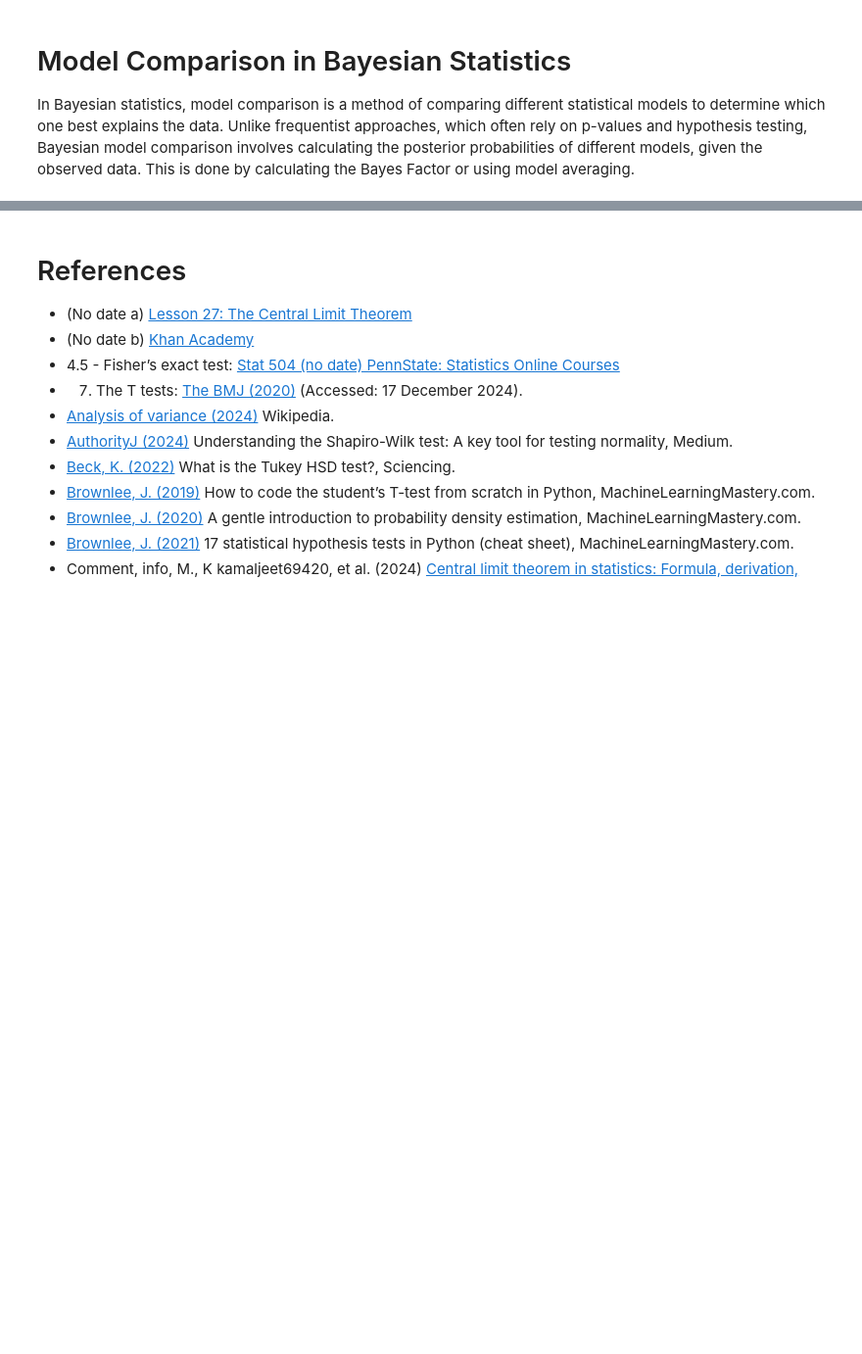
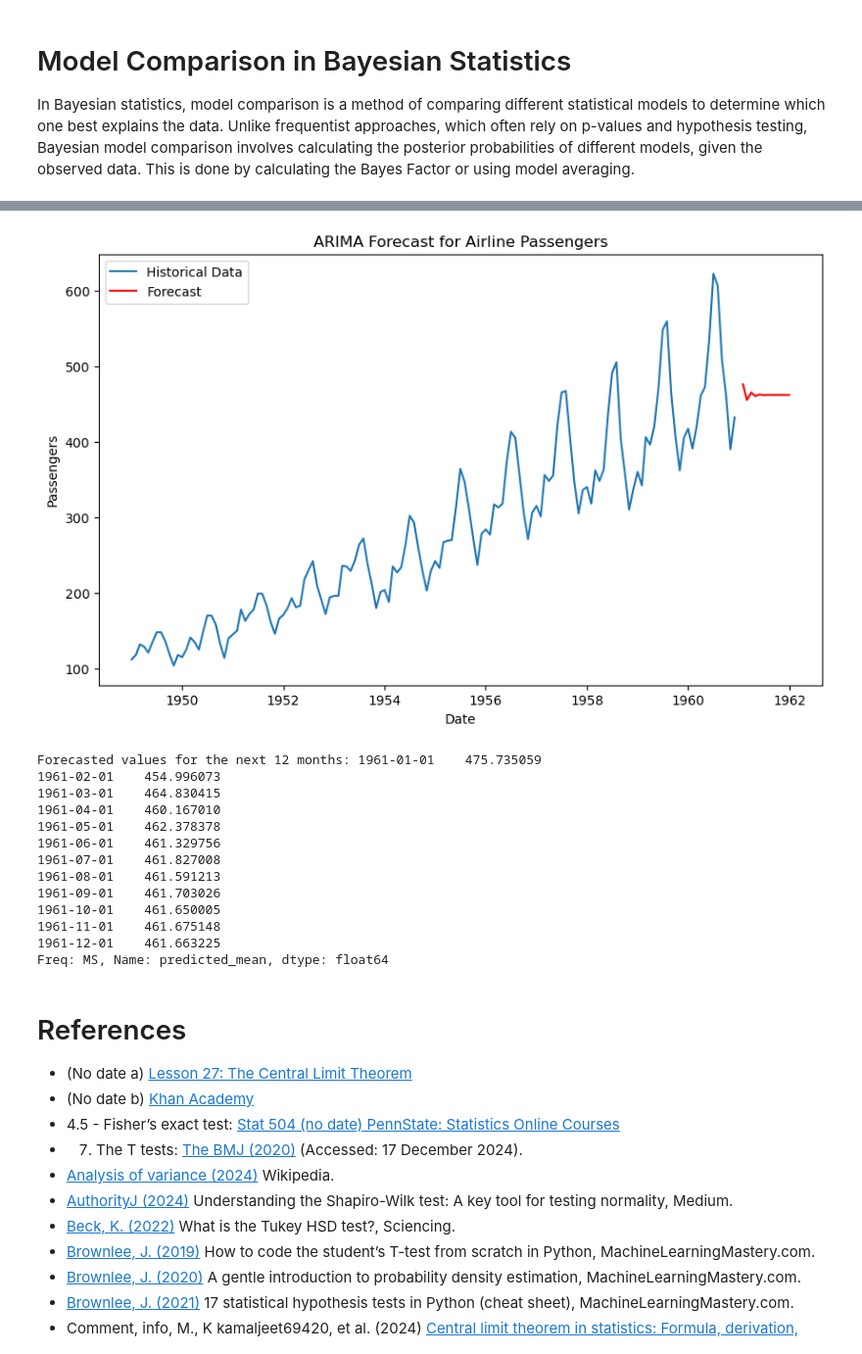
Before and after one commit to keithmmc/appliedstats, a Jupyter notebook: tasks.ipynb, the cells around one changed output, grey strips where cells are left out. Shown at 98% size. Drawn from its saved outputs; the diff is of its cells as text; code cells hidden in the pictures; blank space fills up the shorter version.

```diff
--- a/tasks.ipynb
+++ b/tasks.ipynb
@@ -1829,3 +1973,41 @@ In Bayesian statistics, model comparison is a method of comparing different stat
+# %%
+# Step 4: Fit the ARIMA model (Example: ARIMA(1,1,1))
+# After analyzing ACF and PACF plots, choose p=1, d=1, q=1 as a starting point
+
+model = ARIMA(data, order=(1, 1, 1))
+model_fit = model.fit()
+# %%
+# Step 5: Forecast the next 12 months (1 year)
+forecast_steps = 12
+forecast = model_fit.forecast(steps=forecast_steps)
+
+# Plot the forecasted values along with the original data
+plt.figure(figsize=(10, 6))
+plt.plot(data, label='Historical Data')
+plt.plot(pd.date_range(data.index[-1], periods=forecast_steps + 1, freq='M')[1:], forecast, label='Forecast', color='red')
+plt.title('ARIMA Forecast for Airline Passengers')
+plt.xlabel('Date')
+plt.ylabel('Passengers')
+plt.legend()
+plt.show()
+
+# Print the forecasted values
+print(f"Forecasted values for the next 12 months: {forecast}")
+# %% [output]
+[figure, added]
+Forecasted values for the next 12 months: 1961-01-01    475.735059
+1961-02-01    454.996073
+1961-03-01    464.830415
+1961-04-01    460.167010
+1961-05-01    462.378378
+1961-06-01    461.329756
+1961-07-01    461.827008
+1961-08-01    461.591213
+1961-09-01    461.703026
+1961-10-01    461.650005
+1961-11-01    461.675148
+1961-12-01    461.663225
+Freq: MS, Name: predicted_mean, dtype: float64
 # %% [markdown]
 # References
 
```
Also changed, not shown: parts of 21 cells of this notebook.
